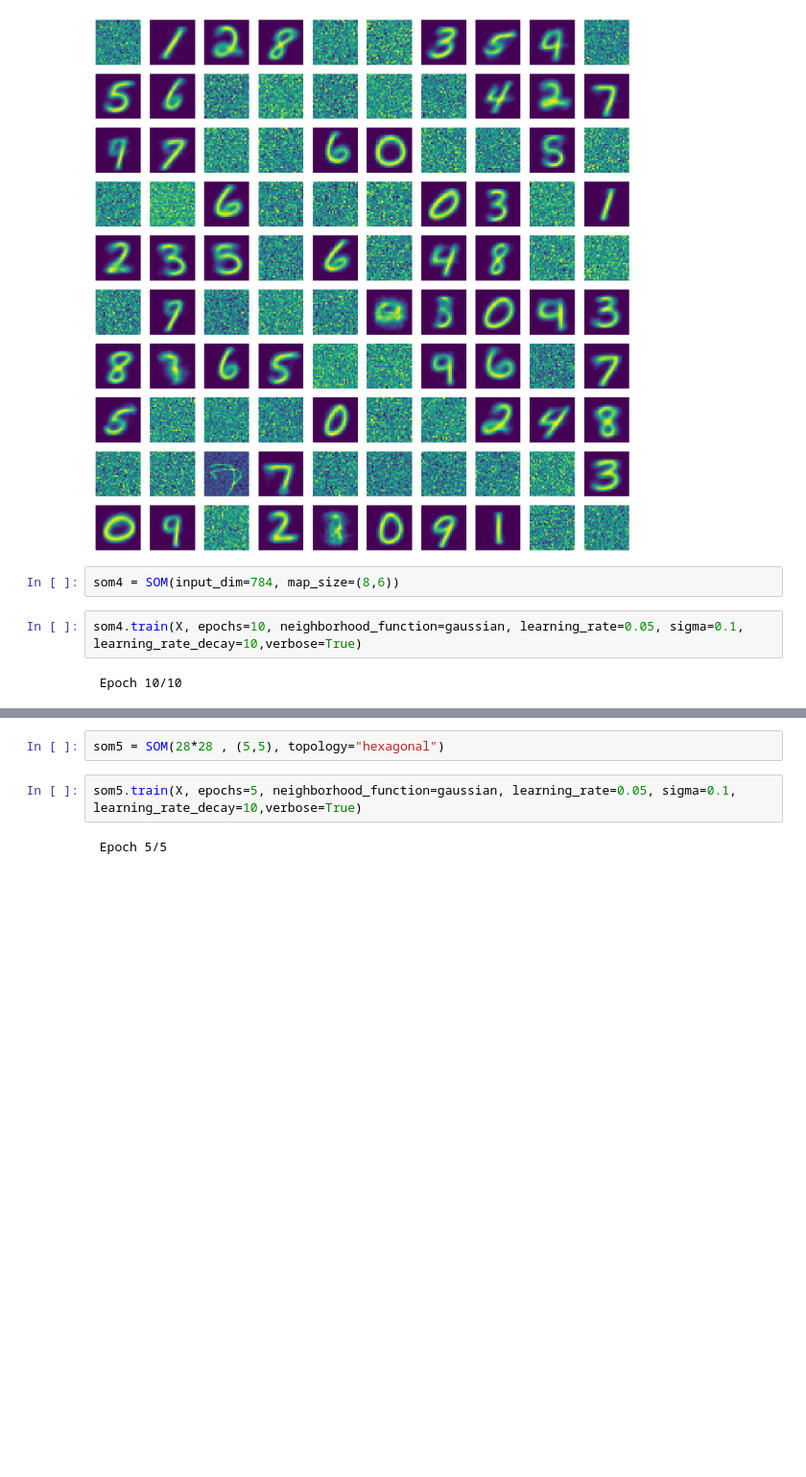
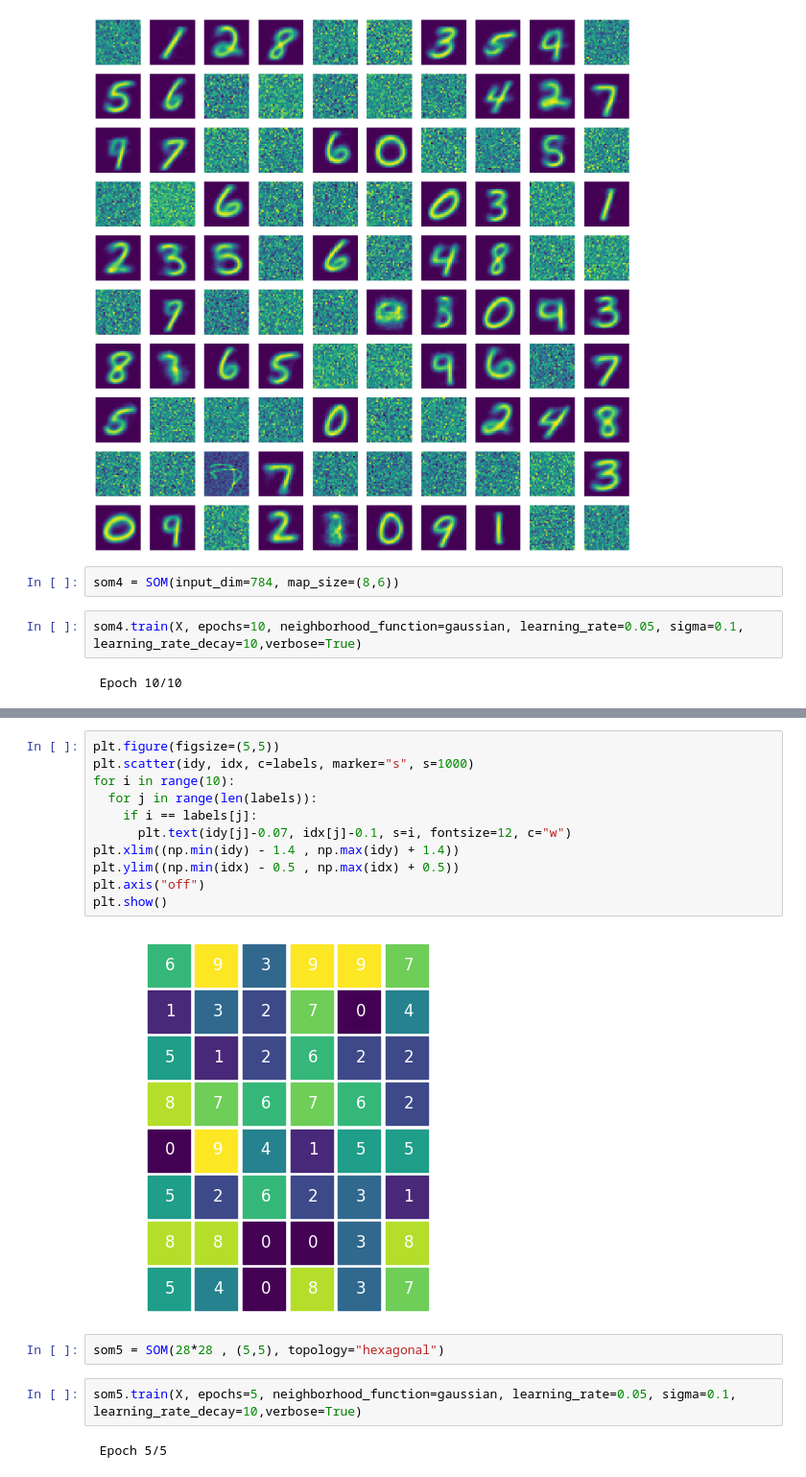
Before and after one commit to skowronskid/Computational-Analysis-Methods, a Jupyter notebook: SOM/som_experiments.ipynb, the cells around one changed output, grey strips where cells are left out. Shown at 96% size. Drawn from its saved outputs; the diff is of its cells as text; blank space fills up the shorter version.

```diff
--- a/SOM/som_experiments.ipynb
+++ b/SOM/som_experiments.ipynb
@@ -461,3 +468,16 @@ for i, ax in enumerate(axs):
+# %%
+plt.figure(figsize=(5,5))
+plt.scatter(idy, idx, c=labels, marker="s", s=1000)
+for i in range(10):
+  for j in range(len(labels)):
+    if i == labels[j]:
+      plt.text(idy[j]-0.07, idx[j]-0.1, s=i, fontsize=12, c="w")
+plt.xlim((np.min(idy) - 1.4 , np.max(idy) + 1.4))
+plt.ylim((np.min(idx) - 0.5 , np.max(idx) + 0.5))
+plt.axis("off")
+plt.show()
+# %% [output]
+[figure, added]
 # %%
 som5 = SOM(28*28 , (5,5), topology="hexagonal")
 # %%
```
Also changed, not shown: parts of 18 cells of this notebook.
